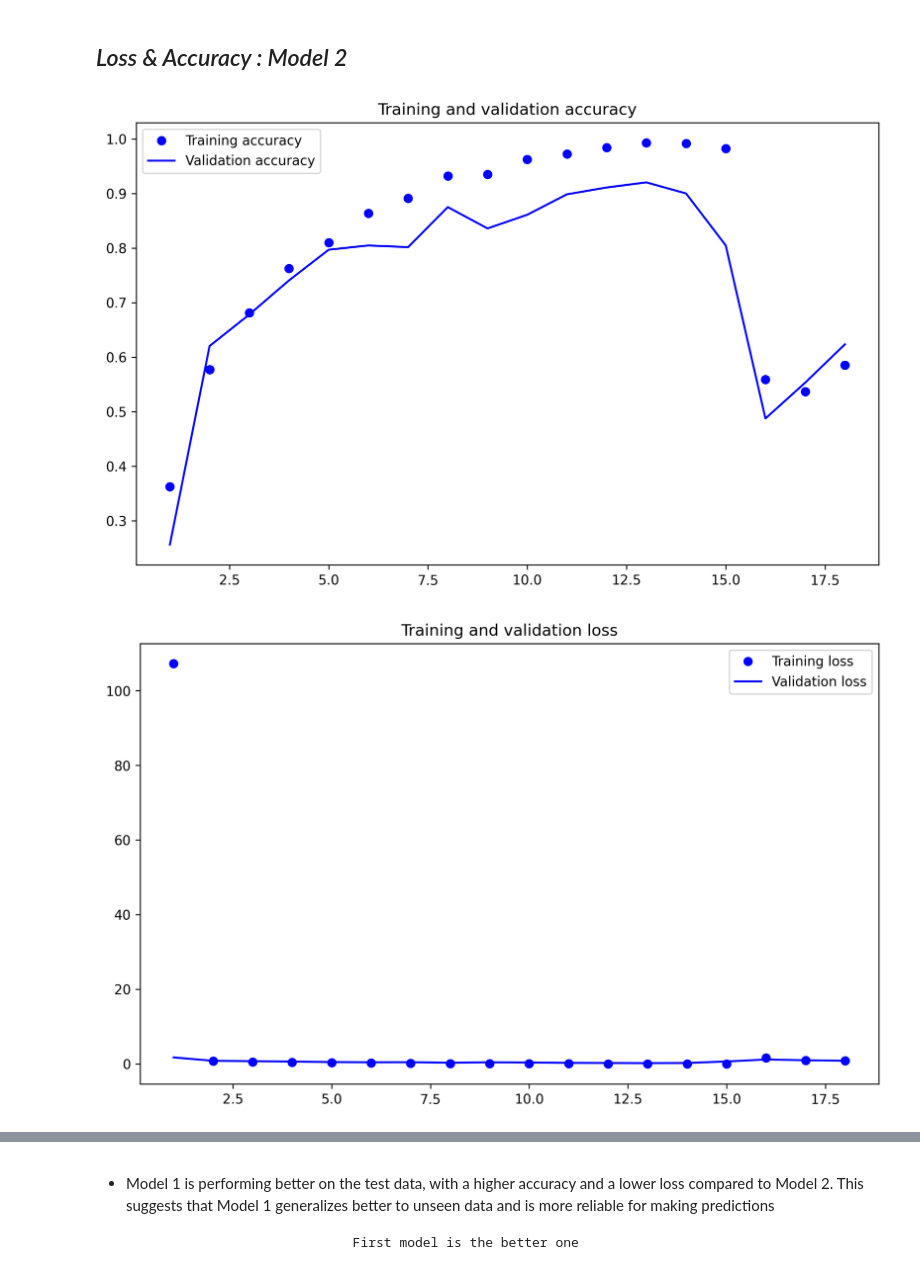
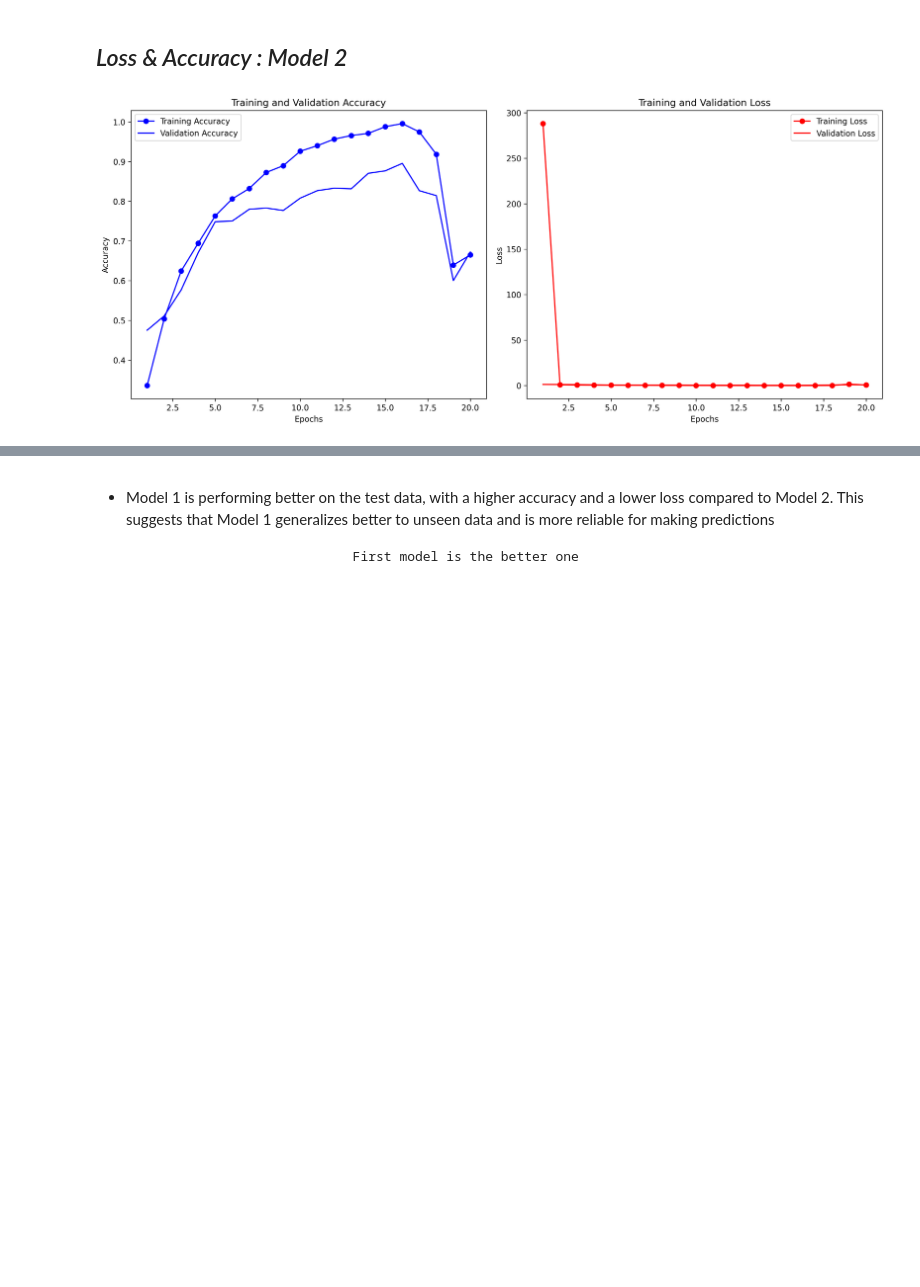
Before and after one commit to sachinjoseph26/Alzheimer-mri-detection, a Jupyter notebook: main.ipynb, the cells around one changed output, grey strips where cells are left out. Saved outputs shown, nothing was run; the diff lists cells and outputs as text; code cells hidden in the pictures; blank space fills up the shorter version.

```diff
--- a/main.ipynb
+++ b/main.ipynb
@@ -378,0 +586,18 @@ Epoch 18: early stopping
+# %%
+history_2 = model_less_complex.fit(train_data,
+            epochs = 20,
+            validation_data = val_data,
+            class_weight = class_weights,
+            callbacks = check_callbacks_2)
+
+# Extract the history into a pandas DataFrame
+history_2_df = pd.DataFrame(history_2.history)
+
+# Add the epoch number
+history_2_df['Epoch'] = history_2_df.index + 1
+
+# Reorder the DataFrame such that 'Epoch' is the first column
+history_2_df = history_2_df[['Epoch', 'loss', 'accuracy', 'val_loss', 'val_accuracy']]
+
+# Print the DataFrame to see the table
+display(history_2_df)
@@ -379,21 +639,32 @@ Epoch 18: early stopping
 # %% [markdown]
 ## *Loss & Accuracy : Model 2*
 # %%
-accuracy = history_2.history["accuracy"]
-val_accuracy = history_2.history["val_accuracy"]
-loss = history_2.history["loss"]
-val_loss = history_2.history["val_loss"]
-epochs = range(1, len(accuracy) + 1)
-plt.plot(epochs, accuracy, "bo", label="Training accuracy")
-plt.plot(epochs, val_accuracy, "b", label="Validation accuracy")
-plt.title("Training and validation accuracy")
+accuracy_2 = history_2.history["accuracy"]
+val_accuracy_2 = history_2.history["val_accuracy"]
+loss_2 = history_2.history["loss"]
+val_loss_2 = history_2.history["val_loss"]
+epochs_2 = range(1, len(accuracy_2) + 1)
+
+plt.figure(figsize=(14, 6))  # Width, height in inches
+
+# Plot for accuracy
+plt.subplot(1, 2, 1)  # (rows, columns, panel number)
+plt.plot(epochs_2, accuracy_2, "bo-", label="Training Accuracy")
+plt.plot(epochs_2, val_accuracy_2, "b", label="Validation Accuracy")
+plt.title("Training and Validation Accuracy")
+plt.xlabel("Epochs")
+plt.ylabel("Accuracy")
 plt.legend()
-plt.figure()
-plt.plot(epochs, loss, "bo", label="Training loss")
-plt.plot(epochs, val_loss, "b", label="Validation loss")
-plt.title("Training and validation loss")
+
+# Plot for loss
+plt.subplot(1, 2, 2)
+plt.plot(epochs_2, loss_2, "ro-", label="Training Loss")
+plt.plot(epochs_2, val_loss_2, "r", label="Validation Loss")
+plt.title("Training and Validation Loss")
+plt.xlabel("Epochs")
+plt.ylabel("Loss")
 plt.legend()
+plt.tight_layout()
 plt.show()
 # %% [output]
-[figure, old version]
+[figure, new version]
-[figure, removed]
```
Also changed, not shown: parts of 54 cells of this notebook, 2 other files.
